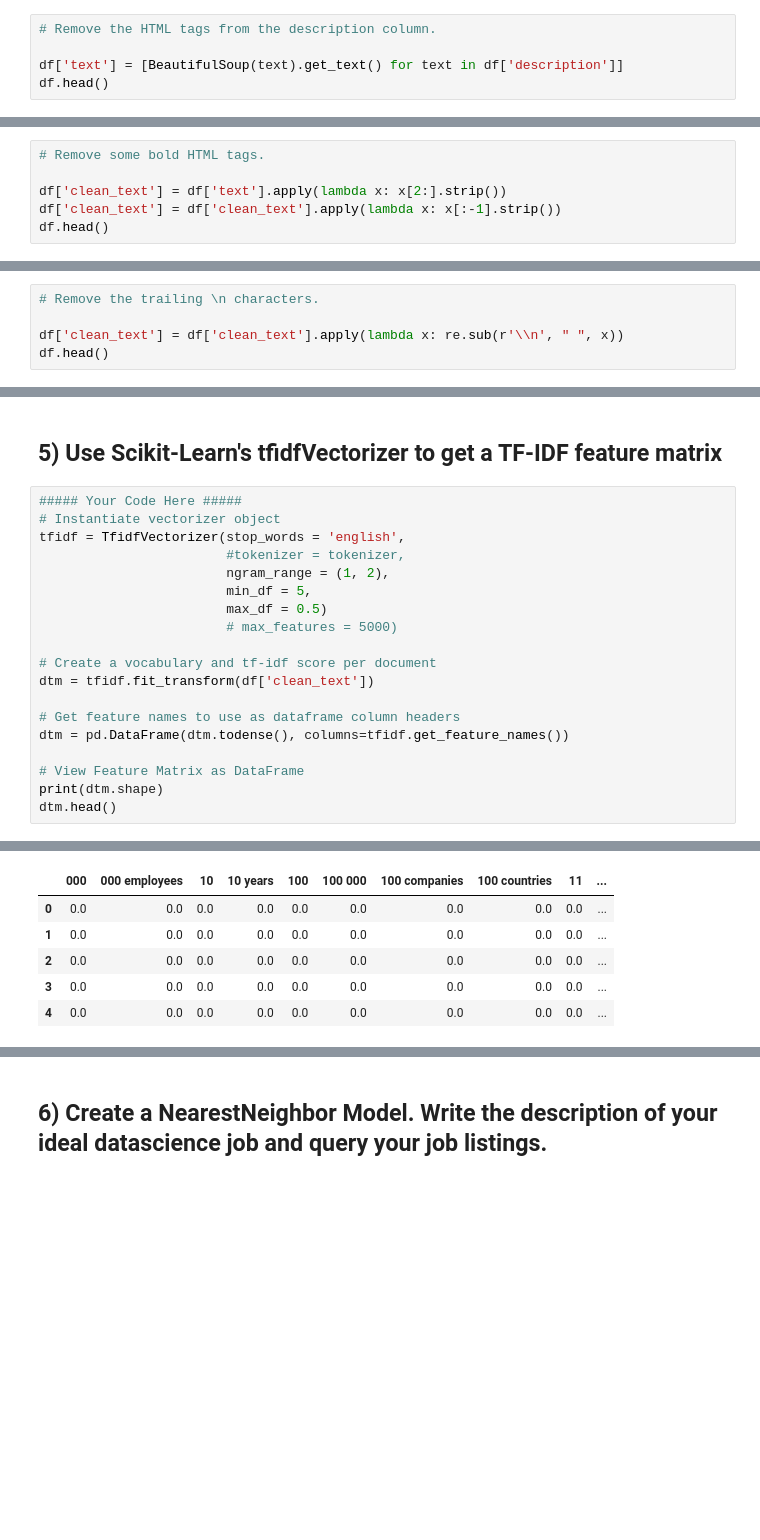
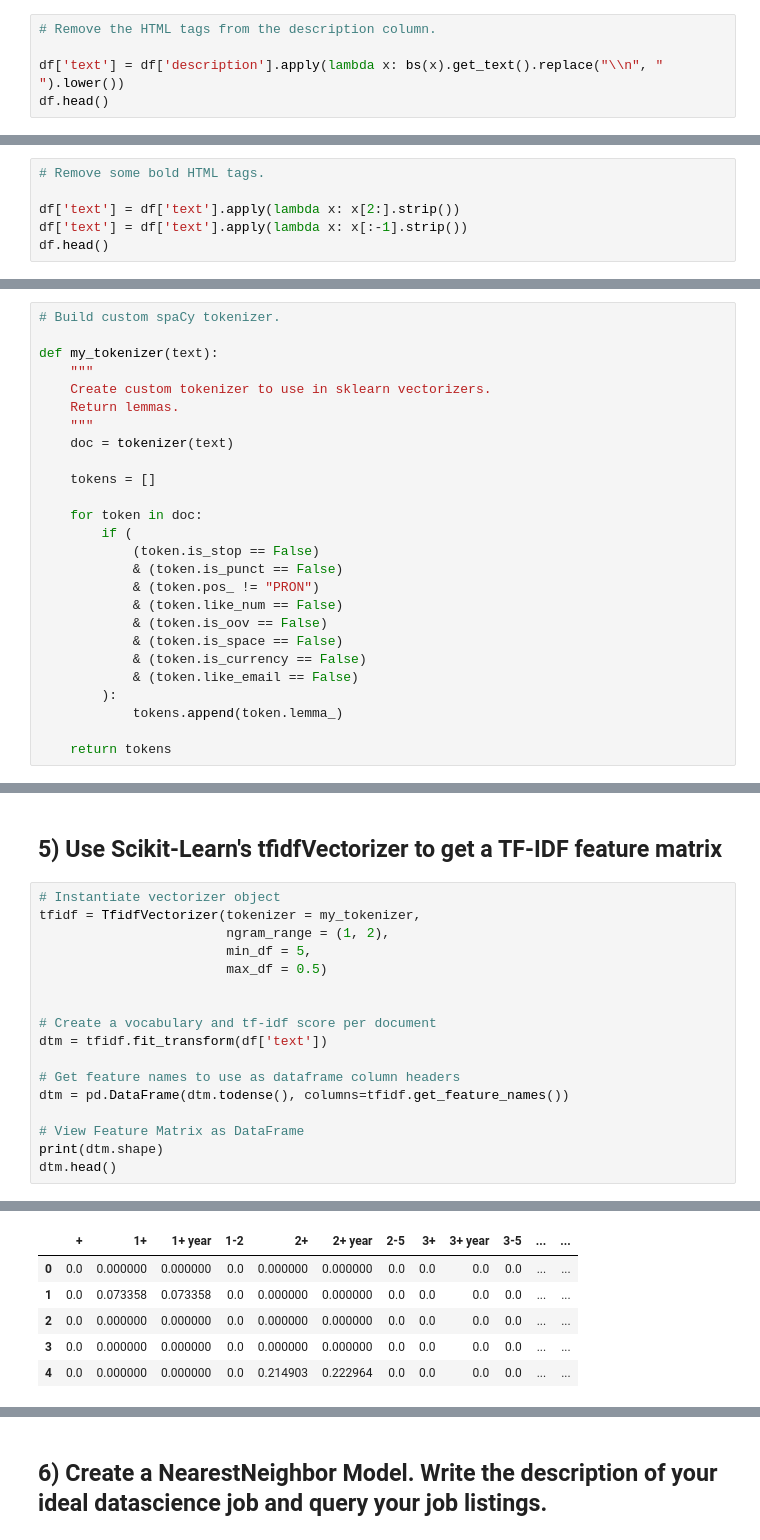
Before and after one commit to deanhadzi/DS-Unit-4-Sprint-1-NLP, a Jupyter notebook: module2-vector-representations/LS_DS_412_Vector_Representations_Assignment.ipynb, the cells around one changed output, grey strips where cells are left out. Drawn from its saved outputs; the diff is of its cells as text; blank space fills up the shorter version.

```diff
--- a/module2-vector-representations/LS_DS_412_Vector_Representations_Assignment.ipynb
+++ b/module2-vector-representations/LS_DS_412_Vector_Representations_Assignment.ipynb
@@ -29,7 +45,7 @@ df = pd.read_csv('data/job_listings.csv')
 # %%
 # Remove the HTML tags from the description column.
 
-df['text'] = [BeautifulSoup(text).get_text() for text in df['description']]
+df['text'] = df['description'].apply(lambda x: bs(x).get_text().replace("\\n", " ").lower())
 df.head()
 # %% [output]
 |  | Unnamed: 0 | description | title | text |
@@ -41,7 +57,7 @@ df.head()
 # %%
 # Remove some bold HTML tags.
 
-df['clean_text'] = df['text'].apply(lambda x: x[2:].strip())
-df['clean_text'] = df['clean_text'].apply(lambda x: x[:-1].strip())
+df['text'] = df['text'].apply(lambda x: x[2:].strip())
+df['text'] = df['text'].apply(lambda x: x[:-1].strip())
 df.head()
 # %% [output]
@@ -54,5 +69,0 @@ df.head()
-# %%
-# Remove the trailing \n characters.
-
-df['clean_text'] = df['clean_text'].apply(lambda x: re.sub(r'\\n', " ", x))
-df.head()
@@ -97,3 +77,29 @@ Name: spacy_tokens, dtype: object
+# %%
+# Build custom spaCy tokenizer.
+
+def my_tokenizer(text):
+    """
+    Create custom tokenizer to use in sklearn vectorizers.
+    Return lemmas.
+    """
+    doc = tokenizer(text)
+
+    tokens = []
+
+    for token in doc:
+        if (
+            (token.is_stop == False)
+            & (token.is_punct == False)
+            & (token.pos_ != "PRON")
+            & (token.like_num == False)
+            & (token.is_oov == False)
+            & (token.is_space == False)
+            & (token.is_currency == False)
+            & (token.like_email == False)
+        ):
+            tokens.append(token.lemma_)
+
+    return tokens
 # %% [markdown]
 ## 3) Use Scikit-Learn's CountVectorizer to get word counts for each listing.
 # %%
@@ -128,17 +150,15 @@ dtm
 # %% [markdown]
 ## 5) Use Scikit-Learn's tfidfVectorizer to get a TF-IDF feature matrix
 # %%
-##### Your Code Here #####
 # Instantiate vectorizer object
-tfidf = TfidfVectorizer(stop_words = 'english',
-                        #tokenizer = tokenizer,
+tfidf = TfidfVectorizer(tokenizer = my_tokenizer,
                         ngram_range = (1, 2),
                         min_df = 5,
                         max_df = 0.5)
-                        # max_features = 5000)
+
 
 # Create a vocabulary and tf-idf score per document
-dtm = tfidf.fit_transform(df['clean_text'])
+dtm = tfidf.fit_transform(df['text'])
 
 # Get feature names to use as dataframe column headers
 dtm = pd.DataFrame(dtm.todense(), columns=tfidf.get_feature_names())
@@ -151,6 +171,6 @@ dtm.head()
-|  | 000 | 000 employees | 10 | 10 years | 100 | 100 000 | 100 companies | 100 countries | 11 | ... |
-| 0 | 0.0 | 0.0 | 0.0 | 0.0 | 0.0 | 0.0 | 0.0 | 0.0 | 0.0 | ... |
-| 1 | 0.0 | 0.0 | 0.0 | 0.0 | 0.0 | 0.0 | 0.0 | 0.0 | 0.0 | ... |
-| 2 | 0.0 | 0.0 | 0.0 | 0.0 | 0.0 | 0.0 | 0.0 | 0.0 | 0.0 | ... |
-| 3 | 0.0 | 0.0 | 0.0 | 0.0 | 0.0 | 0.0 | 0.0 | 0.0 | 0.0 | ... |
-| 4 | 0.0 | 0.0 | 0.0 | 0.0 | 0.0 | 0.0 | 0.0 | 0.0 | 0.0 | ... |
+|  | + | 1+ | 1+ year | 1-2 | 2+ | 2+ year | 2-5 | 3+ | 3+ year | 3-5 | ... | ... |
+| 0 | 0.0 | 0.000000 | 0.000000 | 0.0 | 0.000000 | 0.000000 | 0.0 | 0.0 | 0.0 | 0.0 | ... | ... |
+| 1 | 0.0 | 0.073358 | 0.073358 | 0.0 | 0.000000 | 0.000000 | 0.0 | 0.0 | 0.0 | 0.0 | ... | ... |
+| 2 | 0.0 | 0.000000 | 0.000000 | 0.0 | 0.000000 | 0.000000 | 0.0 | 0.0 | 0.0 | 0.0 | ... | ... |
+| 3 | 0.0 | 0.000000 | 0.000000 | 0.0 | 0.000000 | 0.000000 | 0.0 | 0.0 | 0.0 | 0.0 | ... | ... |
+| 4 | 0.0 | 0.000000 | 0.000000 | 0.0 | 0.214903 | 0.222964 | 0.0 | 0.0 | 0.0 | 0.0 | ... | ... |
```
Also changed, not shown: parts of 16 cells of this notebook, 2 other files.
